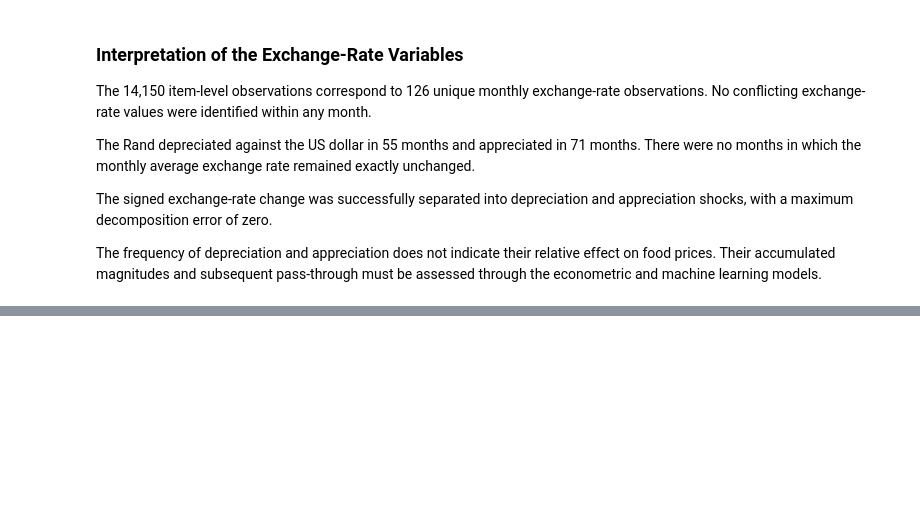
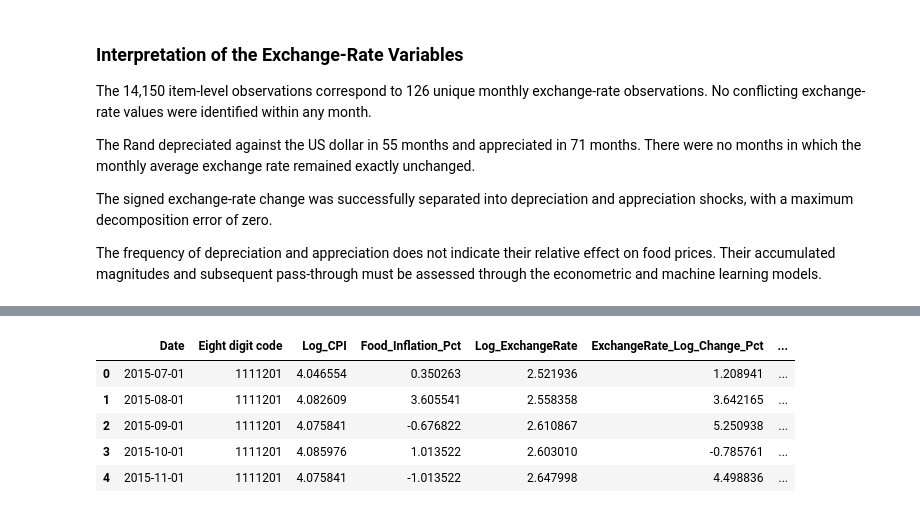
Before and after one commit to MasindiManaga/ERPT_ML_Research, a Jupyter notebook: notebooks/05_Modelling_Data_Preparation.ipynb, the cells around one changed output, grey strips where cells are left out. Drawn from its saved outputs; the diff is of its cells as text; code cells hidden in the pictures; blank space fills up the shorter version.

```diff
--- a/notebooks/05_Modelling_Data_Preparation.ipynb
+++ b/notebooks/05_Modelling_Data_Preparation.ipynb
@@ -677,0 +776,21 @@ The frequency of depreciation and appreciation does not indicate their relative
+# %%
+# select exchange-rate modelling variables
+exchange_rate_model_columns = [
+    "Date",
+    "Log_ExchangeRate",
+    "ExchangeRate_Log_Change_Pct",
+    "Depreciation_Shock_Pct",
+    "Appreciation_Shock_Pct",
+    "Appreciation_Magnitude_Pct",
+    "ExchangeRate_Positive_Cumulative_Pct",
+    "ExchangeRate_Negative_Cumulative_Pct"
+]
+
+model_data = data.merge(
+    monthly_exchange_rate[
+        exchange_rate_model_columns
+    ],
+    on="Date",
+    how="left",
+    validate="many_to_one"
+)
@@ -677,0 +829,23 @@ The frequency of depreciation and appreciation does not indicate their relative
+# %%
+# preview the merged modelling variables
+model_data[
+    [
+        "Date",
+        "Eight digit code",
+        "Log_CPI",
+        "Food_Inflation_Pct",
+        "Log_ExchangeRate",
+        "ExchangeRate_Log_Change_Pct",
+        "Depreciation_Shock_Pct",
+        "Appreciation_Shock_Pct",
+        "ExchangeRate_Positive_Cumulative_Pct",
+        "ExchangeRate_Negative_Cumulative_Pct"
+    ]
+].head()
+# %% [output]
+|  | Date | Eight digit code | Log_CPI | Food_Inflation_Pct | Log_ExchangeRate | ExchangeRate_Log_Change_Pct | ... |
+| 0 | 2015-07-01 | 1111201 | 4.046554 | 0.350263 | 2.521936 | 1.208941 | ... |
+| 1 | 2015-08-01 | 1111201 | 4.082609 | 3.605541 | 2.558358 | 3.642165 | ... |
+| 2 | 2015-09-01 | 1111201 | 4.075841 | -0.676822 | 2.610867 | 5.250938 | ... |
+| 3 | 2015-10-01 | 1111201 | 4.085976 | 1.013522 | 2.603010 | -0.785761 | ... |
+| 4 | 2015-11-01 | 1111201 | 4.075841 | -1.013522 | 2.647998 | 4.498836 | ... |
```
Also changed, not shown: parts of 10 cells of this notebook.
